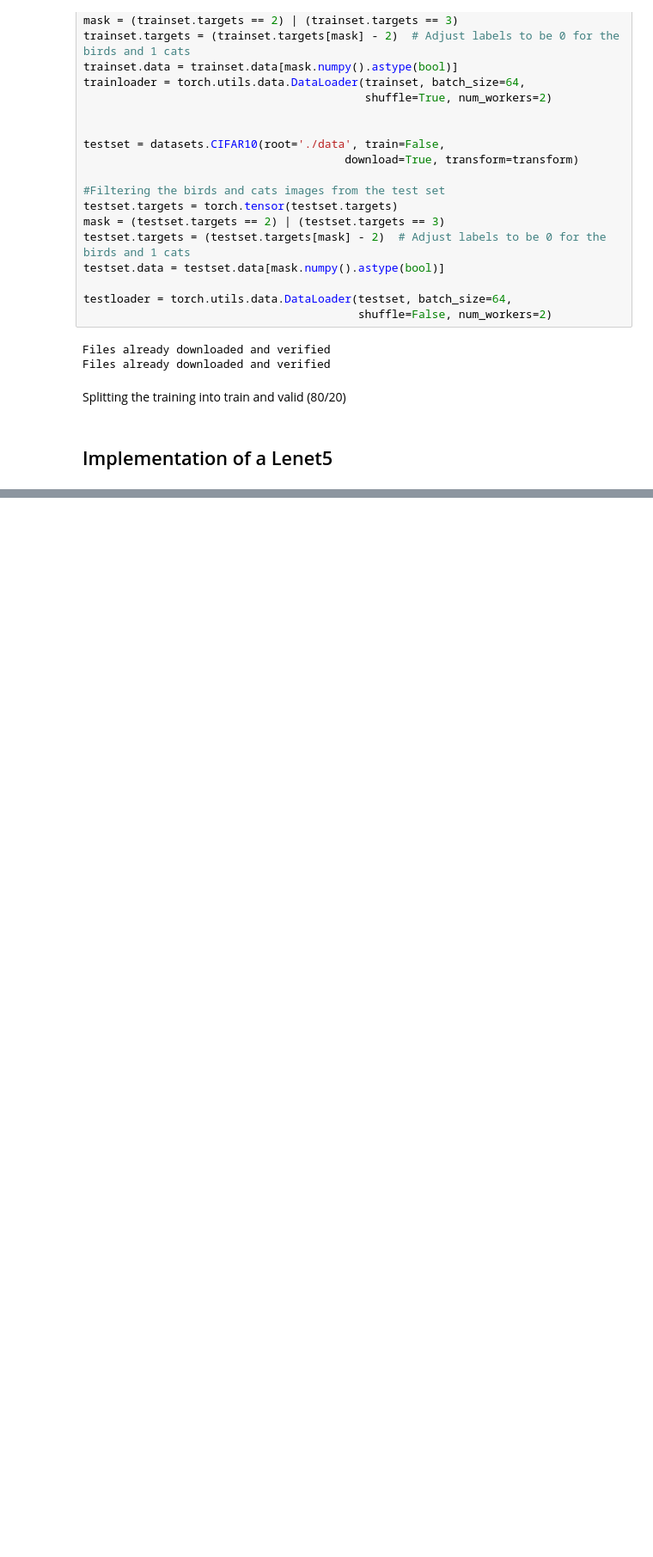
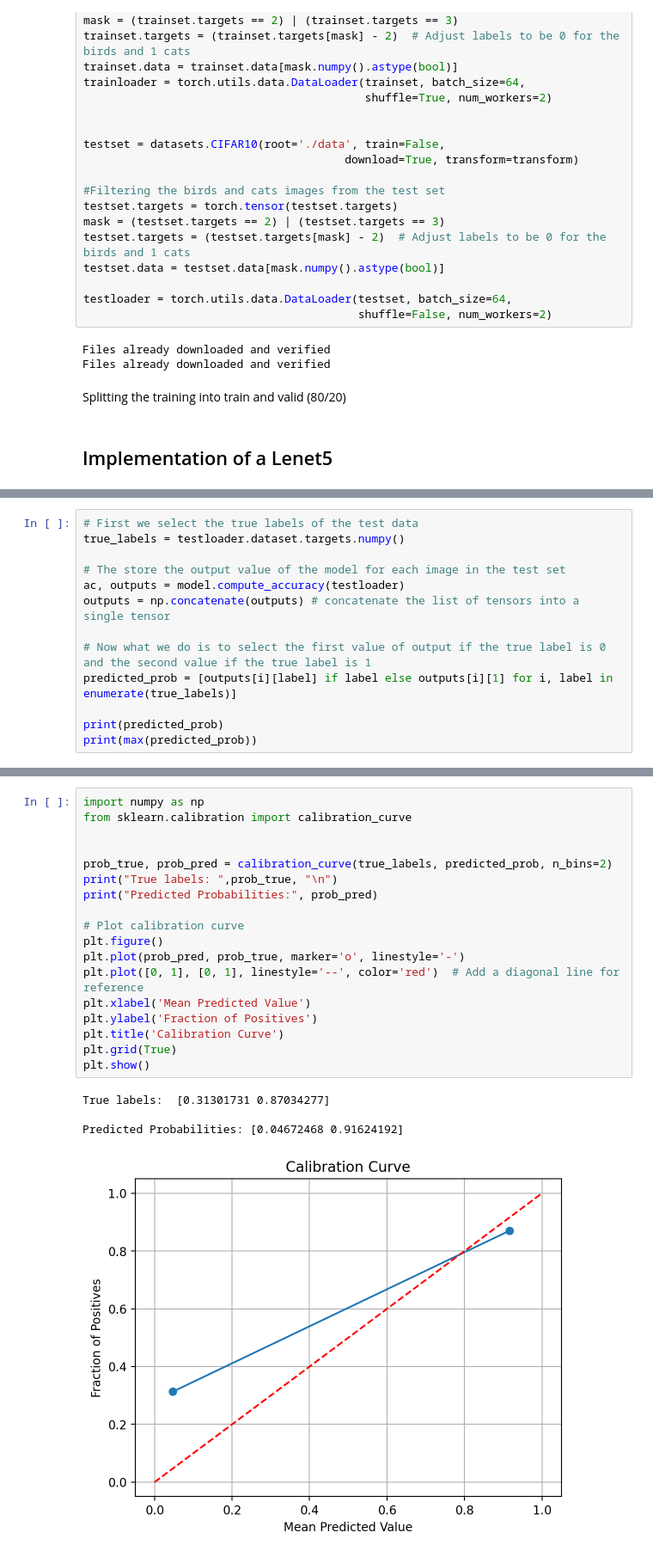
Before and after one commit to danitoribio/neural_networks, a Jupyter notebook: project2/Project2NN.ipynb, the cells around one changed output, grey strips where cells are left out. Shown: that part at 86% size. Cells and saved outputs as stored; diff of their text form; blank space fills up the shorter version.

Commit message:
Calibration graph + ECE

```diff
--- a/project2/Project2NN.ipynb
+++ b/project2/Project2NN.ipynb
@@ -206,0 +204,13 @@ print(model.compute_accuracy(testloader))
+# %%
+# First we select the true labels of the test data
+true_labels = testloader.dataset.targets.numpy()
+
+# The store the output value of the model for each image in the test set
+ac, outputs = model.compute_accuracy(testloader)
+outputs = np.concatenate(outputs) # concatenate the list of tensors into a single tensor
+
+# Now what we do is to select the first value of output if the true label is 0 and the second value if the true label is 1
+predicted_prob = [outputs[i][label] if label else outputs[i][1] for i, label in enumerate(true_labels)]
+
+print(predicted_prob)
+print(max(predicted_prob))
@@ -206,0 +220,23 @@ print(model.compute_accuracy(testloader))
+# %%
+import numpy as np
+from sklearn.calibration import calibration_curve
+
+
+prob_true, prob_pred = calibration_curve(true_labels, predicted_prob, n_bins=2)
+print("True labels: ",prob_true, "\n")
+print("Predicted Probabilities:", prob_pred)
+
+# Plot calibration curve
+plt.figure()
+plt.plot(prob_pred, prob_true, marker='o', linestyle='-')
+plt.plot([0, 1], [0, 1], linestyle='--', color='red')  # Add a diagonal line for reference
+plt.xlabel('Mean Predicted Value')
+plt.ylabel('Fraction of Positives')
+plt.title('Calibration Curve')
+plt.grid(True)
+plt.show()
+# %% [output]
+True labels:  [0.31301731 0.87034277]
+
+Predicted Probabilities: [0.04672468 0.91624192]
+[figure, added]
```
Also changed, not shown: parts of 8 cells of this notebook.
